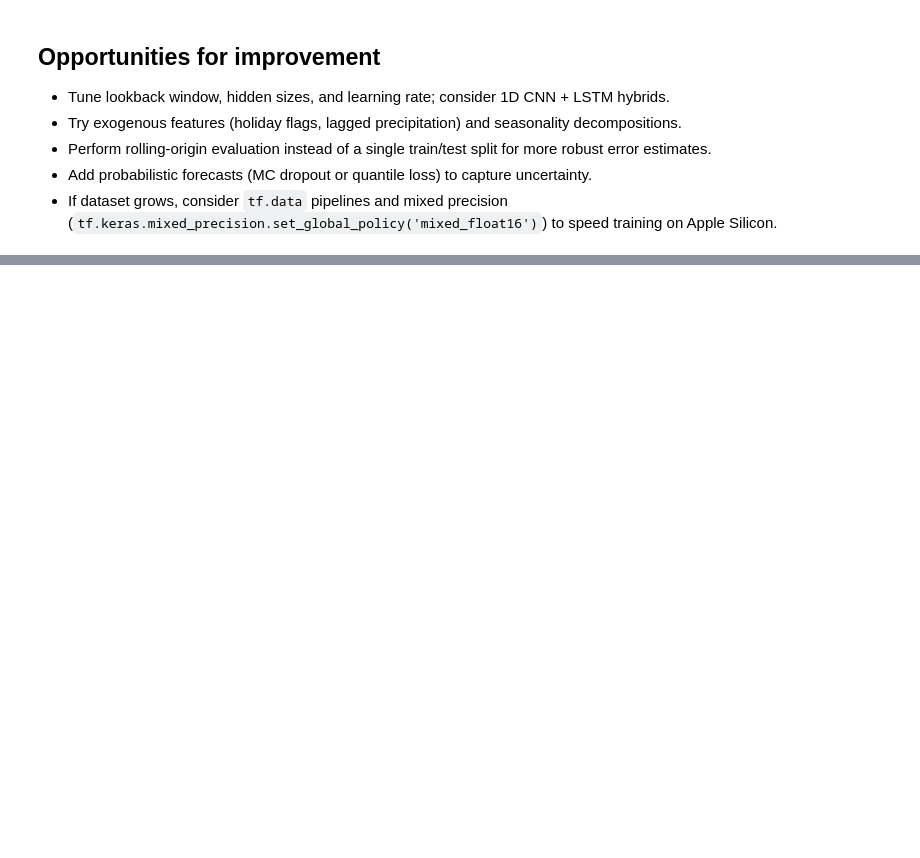
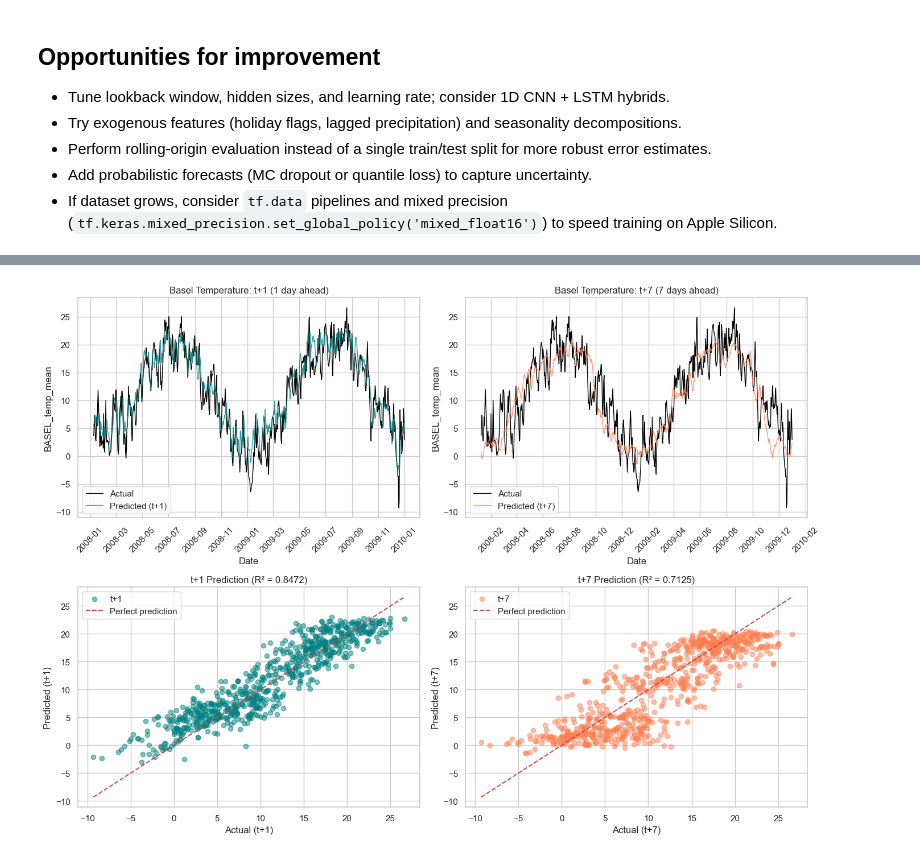
Before and after one commit to sebastian-shirazi/ds3001-final, a Jupyter notebook: weather-prediction-LSTM.ipynb, the cells around one changed output, grey strips where cells are left out. Drawn from its saved outputs; the diff is of its cells as text; code cells hidden in the pictures; blank space fills up the shorter version.

```diff
--- a/weather-prediction-LSTM.ipynb
+++ b/weather-prediction-LSTM.ipynb
@@ -366,0 +798,74 @@ plt.show()
+# %%
+# Comparison of Basel predictions at t+1 vs t+7
+# Using consistent color scheme: black=Actual, teal=Predicted (t+1), coral=Predicted (t+7)
+
+fig, axes = plt.subplots(2, 2, figsize=(14, 10))
+
+# Top left: t+1 time series
+ax1 = axes[0, 0]
+ax1.plot(results_basel_t1["date_test"], results_basel_t1["y_test"],
+         label="Actual", color="black", linewidth=1)
+ax1.plot(results_basel_t1["date_test"], results_basel_t1["y_pred"],
+         label="Predicted (t+1)", color="teal", linewidth=1, alpha=0.8)
+ax1.set_xlabel("Date")
+ax1.set_ylabel("BASEL_temp_mean")
+ax1.set_title("Basel Temperature: t+1 (1 day ahead)")
+# Format dates as year-month (e.g., 2008-10)
+ax1.xaxis.set_major_locator(mdates.MonthLocator(interval=2))
+ax1.xaxis.set_major_formatter(mdates.DateFormatter('%Y-%m'))
+plt.setp(ax1.xaxis.get_majorticklabels(), rotation=45)
+ax1.legend()
+
+# Top right: t+7 time series
+ax2 = axes[0, 1]
+ax2.plot(results_basel_t7["date_test"], results_basel_t7["y_test"],
+         label="Actual", color="black", linewidth=1)
+ax2.plot(results_basel_t7["date_test"], results_basel_t7["y_pred"],
+         label="Predicted (t+7)", color="coral", linewidth=1, alpha=0.8)
+ax2.set_xlabel("Date")
+ax2.set_ylabel("BASEL_temp_mean")
+ax2.set_title("Basel Temperature: t+7 (7 days ahead)")
+# Format dates as year-month (e.g., 2008-10)
+ax2.xaxis.set_major_locator(mdates.MonthLocator(interval=2))
+ax2.xaxis.set_major_formatter(mdates.DateFormatter('%Y-%m'))
+plt.setp(ax2.xaxis.get_majorticklabels(), rotation=45)
+ax2.legend()
+
+# Bottom left: t+1 scatter
+ax3 = axes[1, 0]
+ax3.scatter(results_basel_t1["y_test"], results_basel_t1["y_pred"],
+            alpha=0.5, color="teal", label="t+1")
+min_val = min(results_basel_t1["y_test"].min(), results_basel_t1["y_pred"].min())
+max_val = max(results_basel_t1["y_test"].max(), results_basel_t1["y_pred"].max())
+ax3.plot([min_val, max_val], [min_val, max_val], "r--", label="Perfect prediction")
+ax3.set_xlabel("Actual (t+1)")
+ax3.set_ylabel("Predicted (t+1)")
+ax3.set_title(f"t+1 Prediction (R² = {results_basel_t1['metrics']['R2']:.4f})")
+ax3.legend()
+
+# Bottom right: t+7 scatter
+ax4 = axes[1, 1]
+ax4.scatter(results_basel_t7["y_test"], results_basel_t7["y_pred"],
+            alpha=0.5, color="coral", label="t+7")
+min_val = min(results_basel_t7["y_test"].min(), results_basel_t7["y_pred"].min())
+max_val = max(results_basel_t7["y_test"].max(), results_basel_t7["y_pred"].max())
+ax4.plot([min_val, max_val], [min_val, max_val], "r--", label="Perfect prediction")
+ax4.set_xlabel("Actual (t+7)")
+ax4.set_ylabel("Predicted (t+7)")
+ax4.set_title(f"t+7 Prediction (R² = {results_basel_t7['metrics']['R2']:.4f})")
+ax4.legend()
+
+plt.tight_layout()
+plt.show()
+
+# Print comparison metrics
+print("\n" + "=" * 60)
+print("COMPARISON: Basel Temperature Prediction Quality")
+print("=" * 60)
+print(f"\n{'Metric':<10} {'t+1 (1 day)':<15} {'t+7 (7 days)':<15} {'Difference':<15}")
+print("-" * 55)
+print(f"{'MAE':<10} {results_basel_t1['metrics']['MAE']:<15.3f} {results_basel_t7['metrics']['MAE']:<15.3f} {results_basel_t7['metrics']['MAE'] - results_basel_t1['metrics']['MAE']:<+15.3f}")
+print(f"{'RMSE':<10} {results_basel_t1['metrics']['RMSE']:<15.3f} {results_basel_t7['metrics']['RMSE']:<15.3f} {results_basel_t7['metrics']['RMSE'] - results_basel_t1['metrics']['RMSE']:<+15.3f}")
+print(f"{'R²':<10} {results_basel_t1['metrics']['R2']:<15.4f} {results_basel_t7['metrics']['R2']:<15.4f} {results_basel_t7['metrics']['R2'] - results_basel_t1['metrics']['R2']:<+15.4f}")
+# %% [output]
+[figure, added]
```
Also changed, not shown: parts of 22 cells of this notebook.
